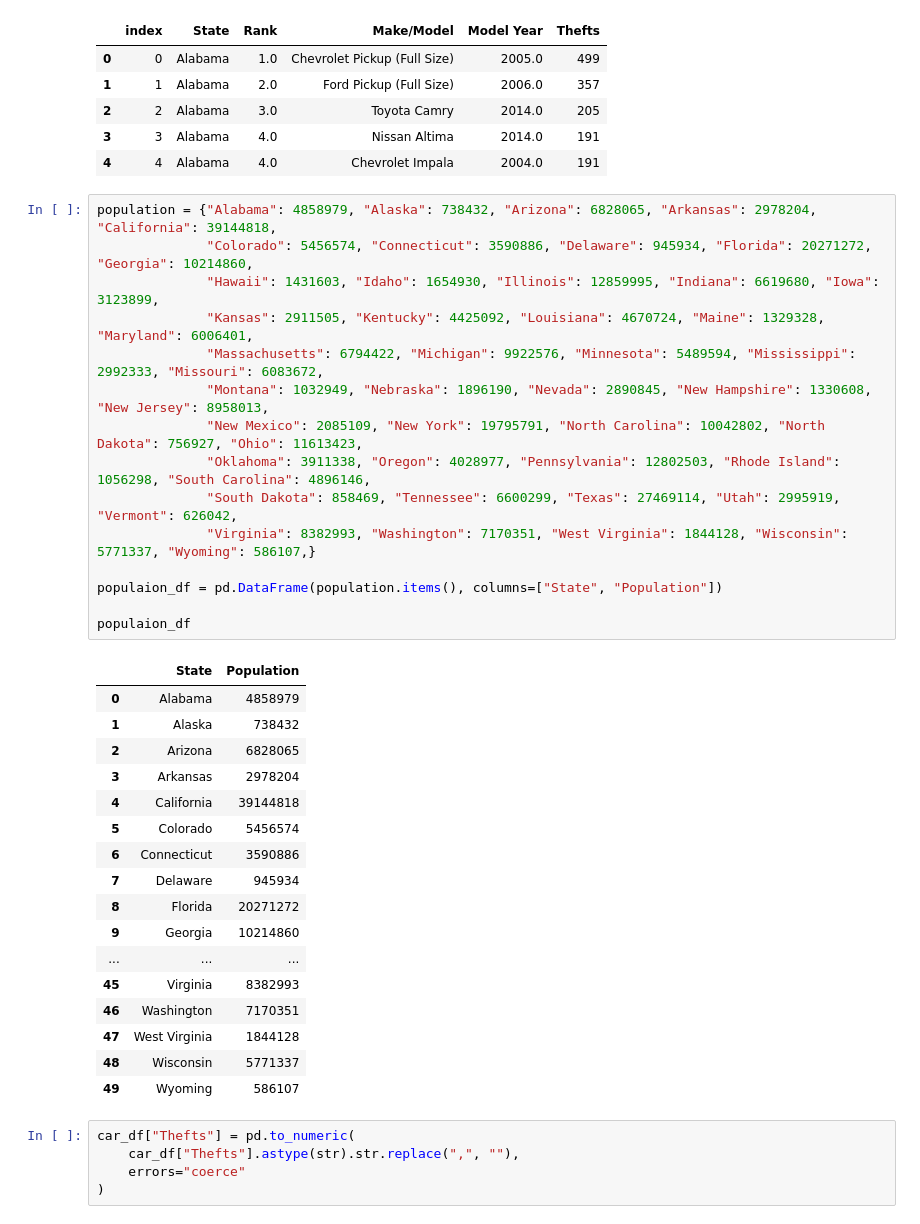
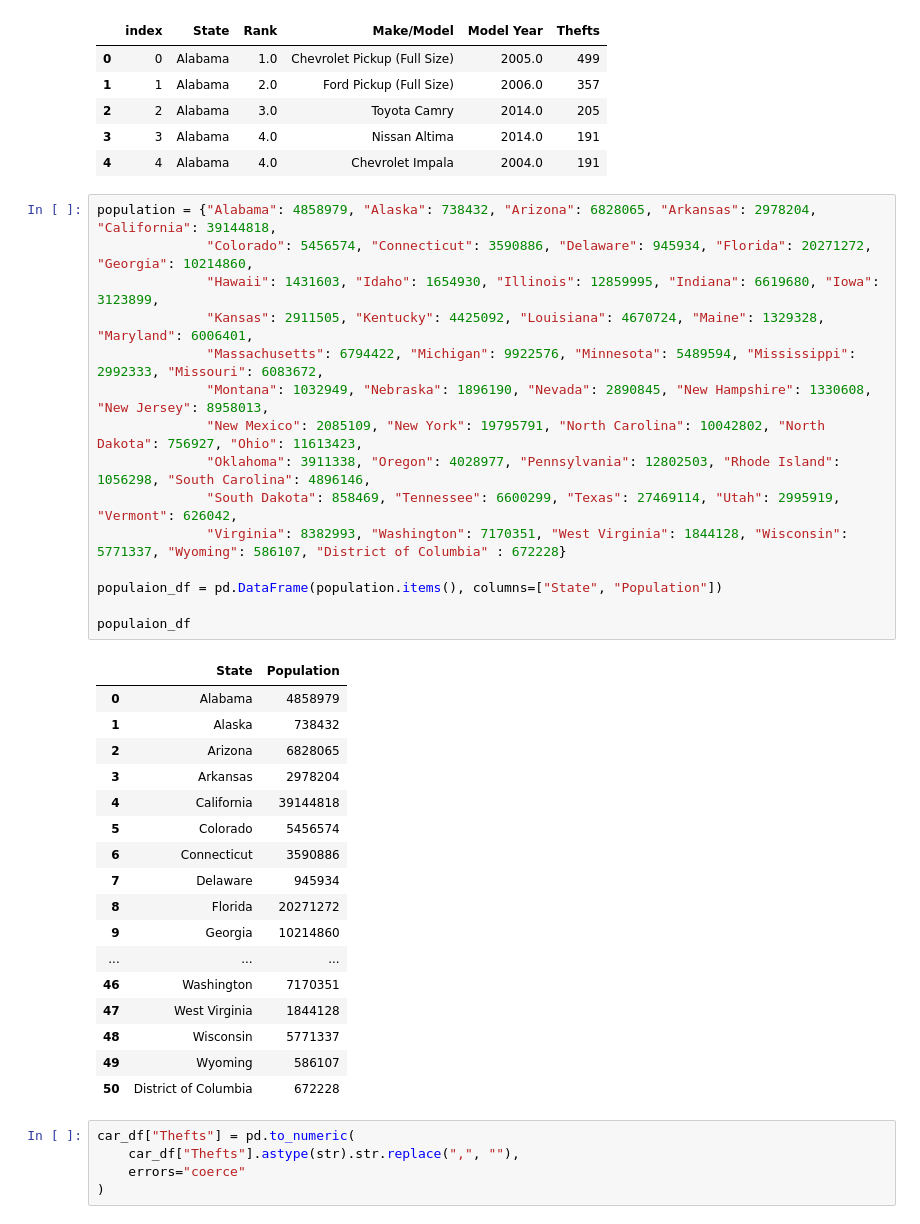
Before and after one commit to BrianFri/Midterm_Car_Theft_Analysis, a Jupyter notebook: Anaylsis.ipynb, the cells around one changed output. Drawn from its saved outputs; the diff is of its cells as text.

```diff
--- a/Anaylsis.ipynb
+++ b/Anaylsis.ipynb
@@ -14,36 +15,36 @@ car_df.head()
 # %%
 population = {"Alabama": 4858979, "Alaska": 738432, "Arizona": 6828065, "Arkansas": 2978204, "California": 39144818,
               "Colorado": 5456574, "Connecticut": 3590886, "Delaware": 945934, "Florida": 20271272, "Georgia": 10214860,
               "Hawaii": 1431603, "Idaho": 1654930, "Illinois": 12859995, "Indiana": 6619680, "Iowa": 3123899,
               "Kansas": 2911505, "Kentucky": 4425092, "Louisiana": 4670724, "Maine": 1329328, "Maryland": 6006401,
               "Massachusetts": 6794422, "Michigan": 9922576, "Minnesota": 5489594, "Mississippi": 2992333, "Missouri": 6083672,
               "Montana": 1032949, "Nebraska": 1896190, "Nevada": 2890845, "New Hampshire": 1330608, "New Jersey": 8958013,
               "New Mexico": 2085109, "New York": 19795791, "North Carolina": 10042802, "North Dakota": 756927, "Ohio": 11613423,
               "Oklahoma": 3911338, "Oregon": 4028977, "Pennsylvania": 12802503, "Rhode Island": 1056298, "South Carolina": 4896146,
               "South Dakota": 858469, "Tennessee": 6600299, "Texas": 27469114, "Utah": 2995919, "Vermont": 626042,
-              "Virginia": 8382993, "Washington": 7170351, "West Virginia": 1844128, "Wisconsin": 5771337, "Wyoming": 586107,}
+              "Virginia": 8382993, "Washington": 7170351, "West Virginia": 1844128, "Wisconsin": 5771337, "Wyoming": 586107, "District of Columbia" : 672228}
 
 populaion_df = pd.DataFrame(population.items(), columns=["State", "Population"])
 
 populaion_df
 # %% [output]
 |  | State | Population |
 | 0 | Alabama | 4858979 |
 | 1 | Alaska | 738432 |
 | 2 | Arizona | 6828065 |
 | 3 | Arkansas | 2978204 |
 | 4 | California | 39144818 |
 | 5 | Colorado | 5456574 |
 | 6 | Connecticut | 3590886 |
 | 7 | Delaware | 945934 |
 | 8 | Florida | 20271272 |
 | 9 | Georgia | 10214860 |
 | ... | ... | ... |
-| 45 | Virginia | 8382993 |
 | 46 | Washington | 7170351 |
 | 47 | West Virginia | 1844128 |
 | 48 | Wisconsin | 5771337 |
 | 49 | Wyoming | 586107 |
+| 50 | District of Columbia | 672228 |
 # %%
 car_df["Thefts"] = pd.to_numeric(
     car_df["Thefts"].astype(str).str.replace(",", ""),
```
Also changed, not shown: parts of 3 cells of this notebook, 1 other file.
